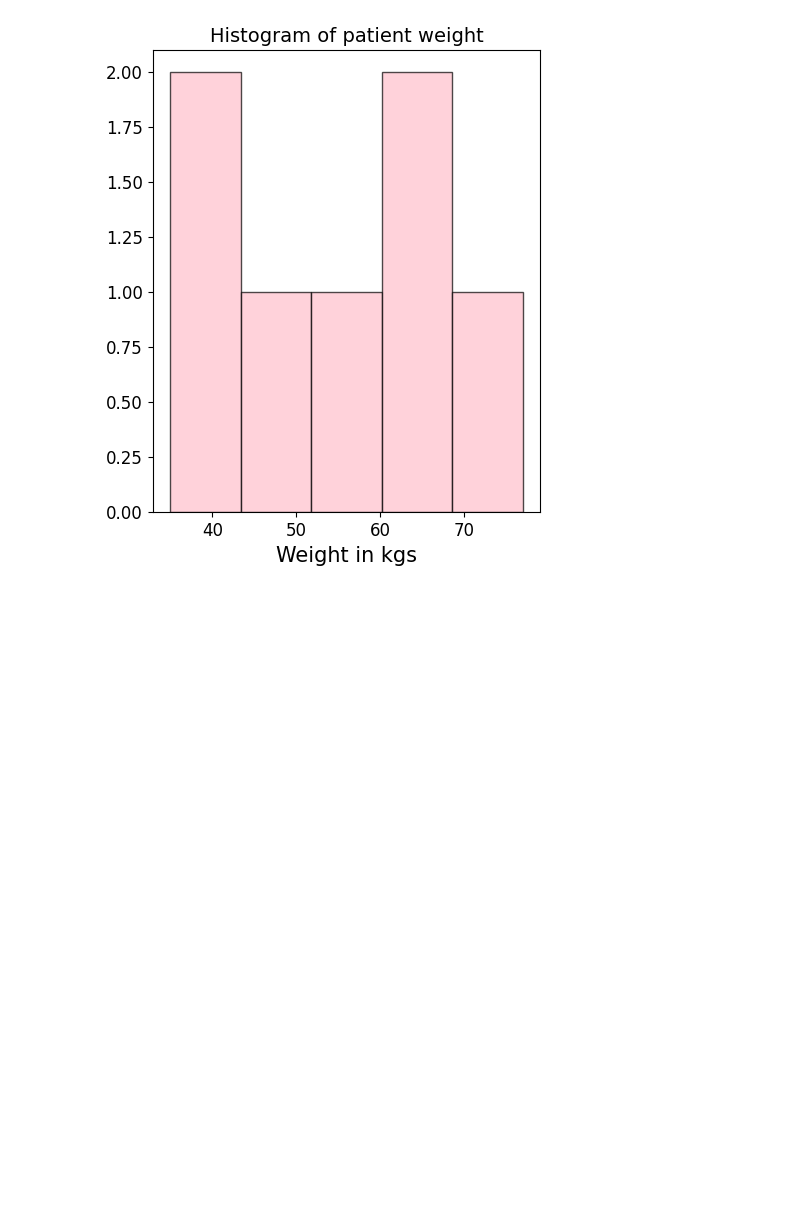
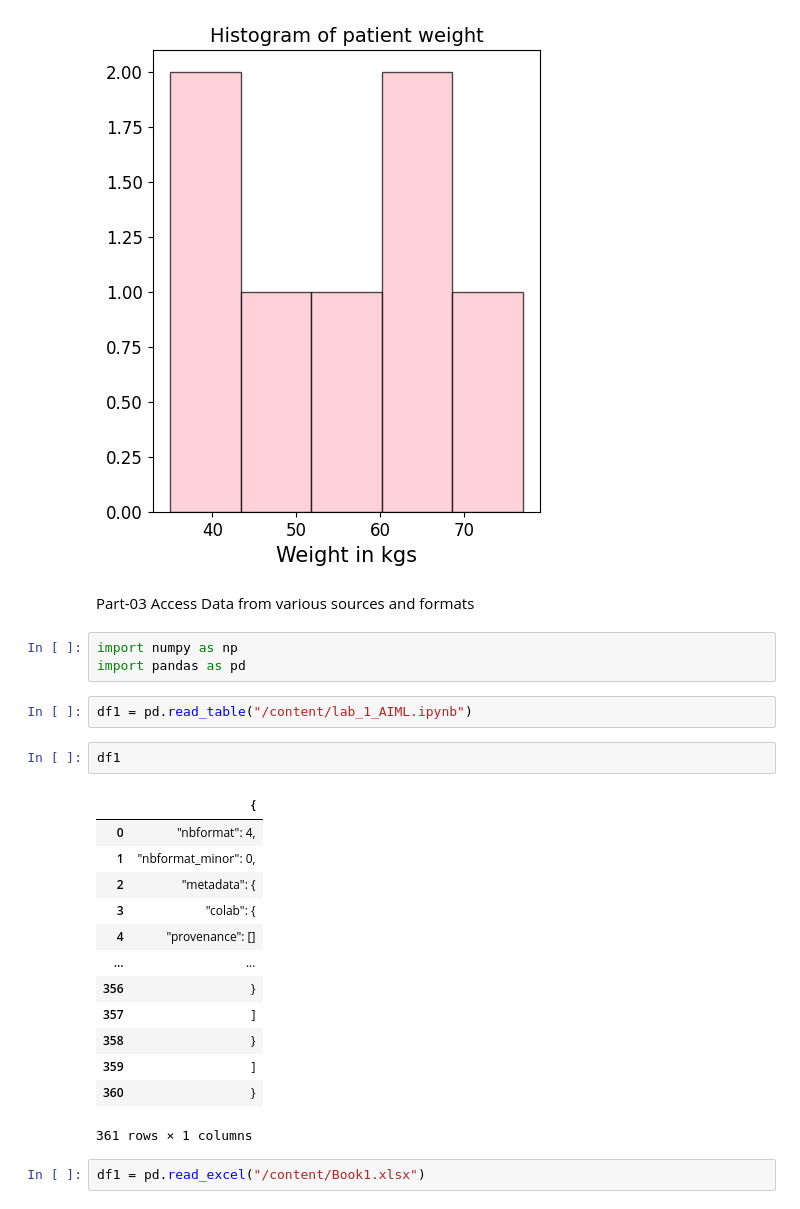
Before and after one commit to rithima17/2303A52471_AIML, a Jupyter notebook: lab_1_AIML.ipynb, the cells around one changed output. Cells and saved outputs as stored; diff of their text form; blank space fills up the shorter version.

```diff
--- a/lab_1_AIML.ipynb
+++ b/lab_1_AIML.ipynb
@@ -97,3 +99,28 @@ plt.yticks(fontsize=12)
 plt.show()
 # %% [output]
 [figure]
+# %% [markdown]
+Part-03 Access Data from various sources and formats
+# %%
+import numpy as np
+import pandas as pd
+# %%
+df1 = pd.read_table("/content/lab_1_AIML.ipynb")
+# %%
+df1
+# %% [output]
+|  | { |
+| 0 | "nbformat": 4, |
+| 1 | "nbformat_minor": 0, |
+| 2 | "metadata": { |
+| 3 | "colab": { |
+| 4 | "provenance": [] |
+| ... | ... |
+| 356 | } |
+| 357 | ] |
+| 358 | } |
+| 359 | ] |
+| 360 | } |
+361 rows × 1 columns
+# %%
+df1 = pd.read_excel("/content/Book1.xlsx")
```
Also changed, not shown: parts of 2 cells of this notebook.
